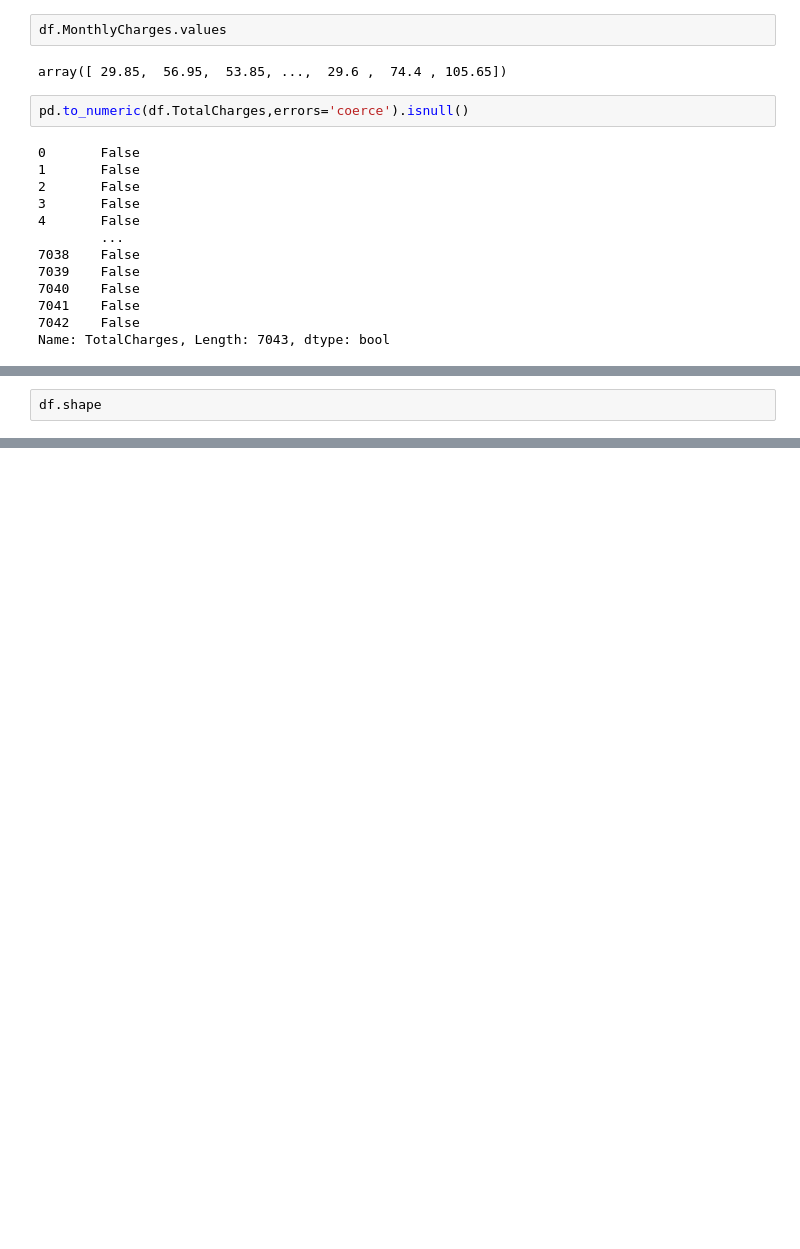
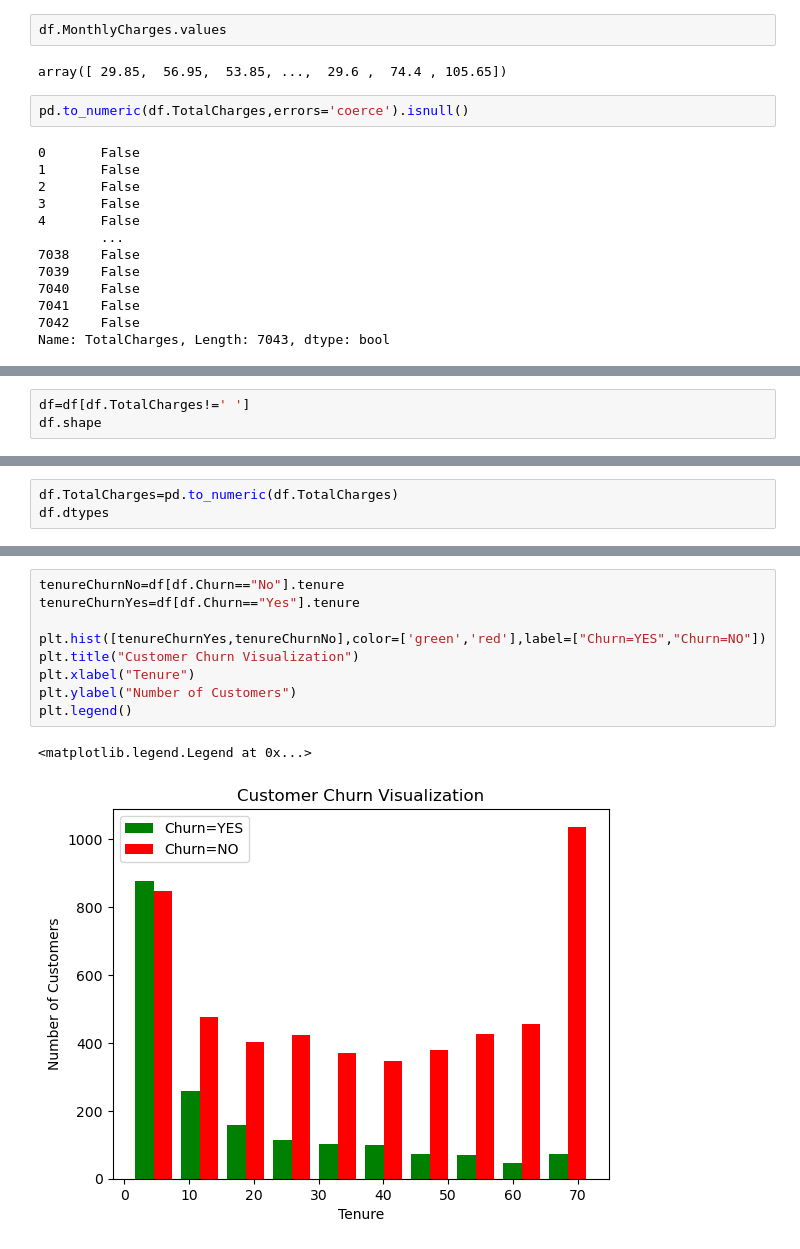
Before and after one commit to sanjanamaini/ML-Project, a Jupyter notebook: proj.ipynb, the cells around one changed output, grey strips where cells are left out. Drawn from its saved outputs; the diff is of its cells as text; blank space fills up the shorter version.

Commit message:
Visualised 2

```diff
--- a/proj.ipynb
+++ b/proj.ipynb
@@ -78,3 +99,4 @@ df[pd.to_numeric(df.TotalCharges,errors='coerce').isnull()]
 # %%
+df=df[df.TotalCharges!=' ']
 df.shape
 # %% [output]
@@ -157,0 +104,3 @@ df1[df1.Churn=='No']
+# %%
+df.TotalCharges=pd.to_numeric(df.TotalCharges)
+df.dtypes
@@ -157,0 +125,12 @@ df1[df1.Churn=='No']
+# %%
+tenureChurnNo=df[df.Churn=="No"].tenure
+tenureChurnYes=df[df.Churn=="Yes"].tenure
+
+plt.hist([tenureChurnYes,tenureChurnNo],color=['green','red'],label=["Churn=YES","Churn=NO"])
+plt.title("Customer Churn Visualization")
+plt.xlabel("Tenure")
+plt.ylabel("Number of Customers")
+plt.legend()
+# %% [output]
+<matplotlib.legend.Legend at 0x...>
+[figure, added]
```
Also changed, not shown: parts of 11 cells of this notebook.
